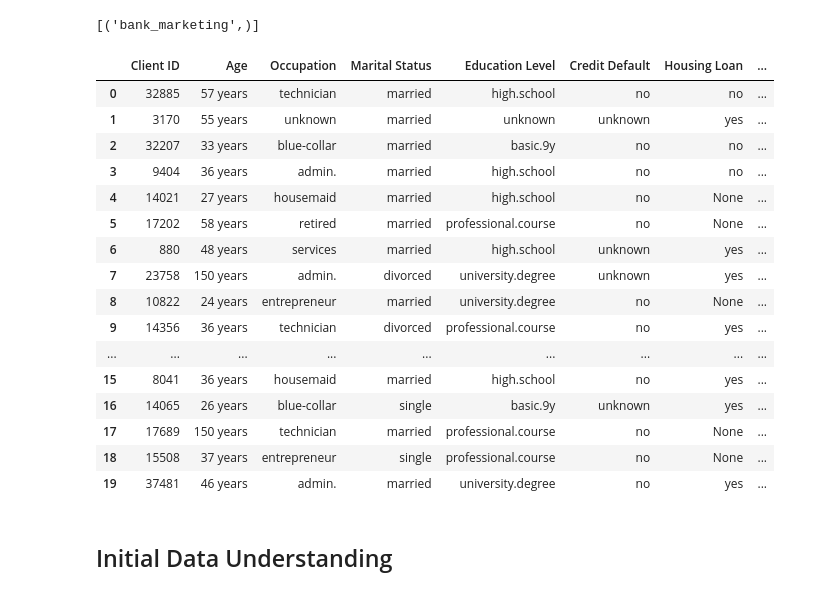
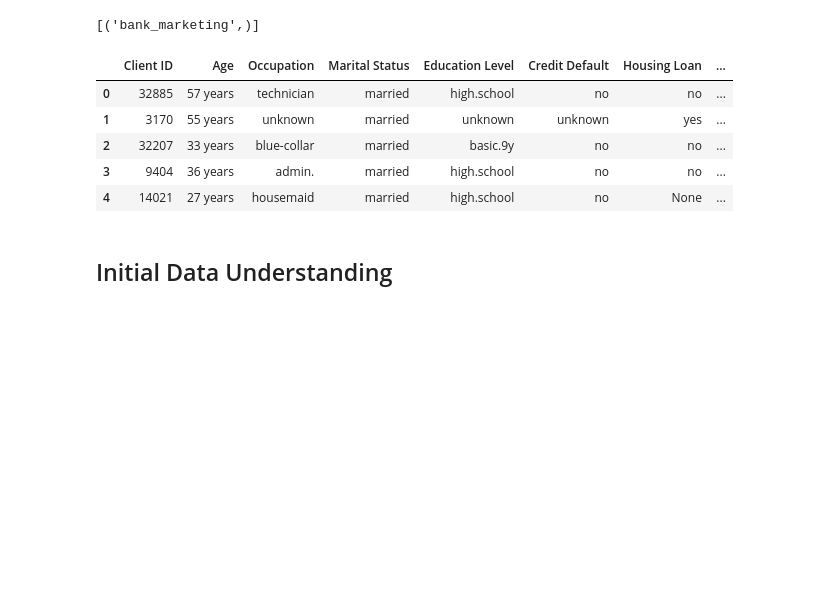
Before and after one commit to axforce100/AI-SOLUTION-DEVELOPMENT-PROJECT, a Jupyter notebook: eda_jx.ipynb, the cells around one changed output. Saved outputs shown, nothing was run; the diff lists cells and outputs as text; code cells hidden in the pictures; blank space fills up the shorter version.

```diff
--- a/eda_jx.ipynb
+++ b/eda_jx.ipynb
@@ -13,25 +13,14 @@ print(tables)
 [('bank_marketing',)]
 # %%
 df = pd.read_sql_query("SELECT * FROM bank_marketing", conn)
-df.head(20)
+df.head(5)
 # %% [output]
 |  | Client ID | Age | Occupation | Marital Status | Education Level | Credit Default | Housing Loan | ... |
 | 0 | 32885 | 57 years | technician | married | high.school | no | no | ... |
 | 1 | 3170 | 55 years | unknown | married | unknown | unknown | yes | ... |
 | 2 | 32207 | 33 years | blue-collar | married | basic.9y | no | no | ... |
 | 3 | 9404 | 36 years | admin. | married | high.school | no | no | ... |
 | 4 | 14021 | 27 years | housemaid | married | high.school | no | None | ... |
-| 5 | 17202 | 58 years | retired | married | professional.course | no | None | ... |
-| 6 | 880 | 48 years | services | married | high.school | unknown | yes | ... |
-| 7 | 23758 | 150 years | admin. | divorced | university.degree | unknown | yes | ... |
-| 8 | 10822 | 24 years | entrepreneur | married | university.degree | no | None | ... |
-| 9 | 14356 | 36 years | technician | divorced | professional.course | no | yes | ... |
-| ... | ... | ... | ... | ... | ... | ... | ... | ... |
-| 15 | 8041 | 36 years | housemaid | married | high.school | no | yes | ... |
-| 16 | 14065 | 26 years | blue-collar | single | basic.9y | unknown | yes | ... |
-| 17 | 17689 | 150 years | technician | married | professional.course | no | None | ... |
-| 18 | 15508 | 37 years | entrepreneur | single | professional.course | no | None | ... |
-| 19 | 37481 | 46 years | admin. | married | university.degree | no | yes | ... |
 # %% [markdown]
 ## Initial Data Understanding
 # %%
```
Also changed, not shown: parts of 10 cells of this notebook.
